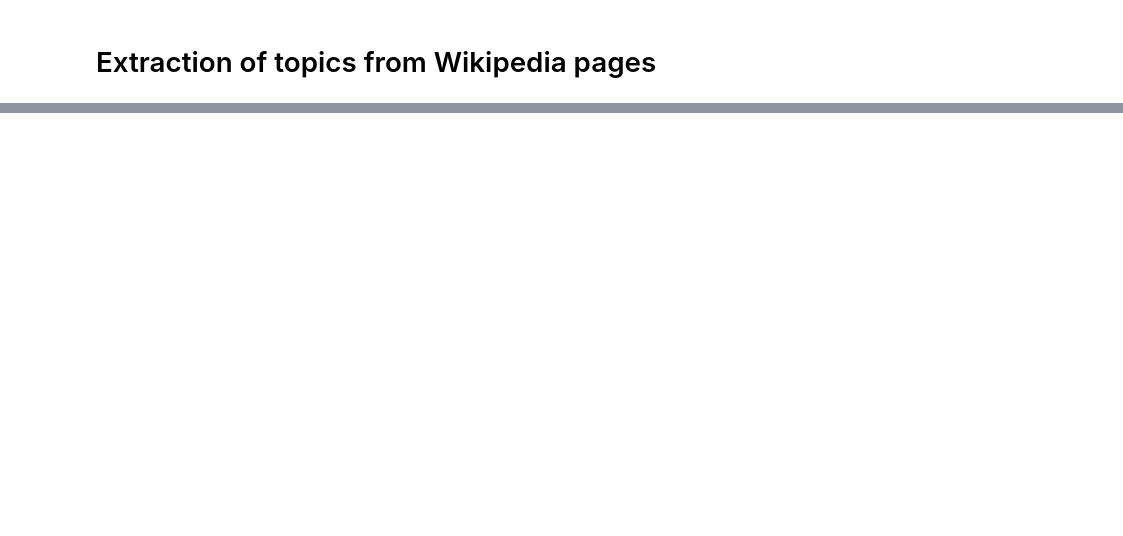
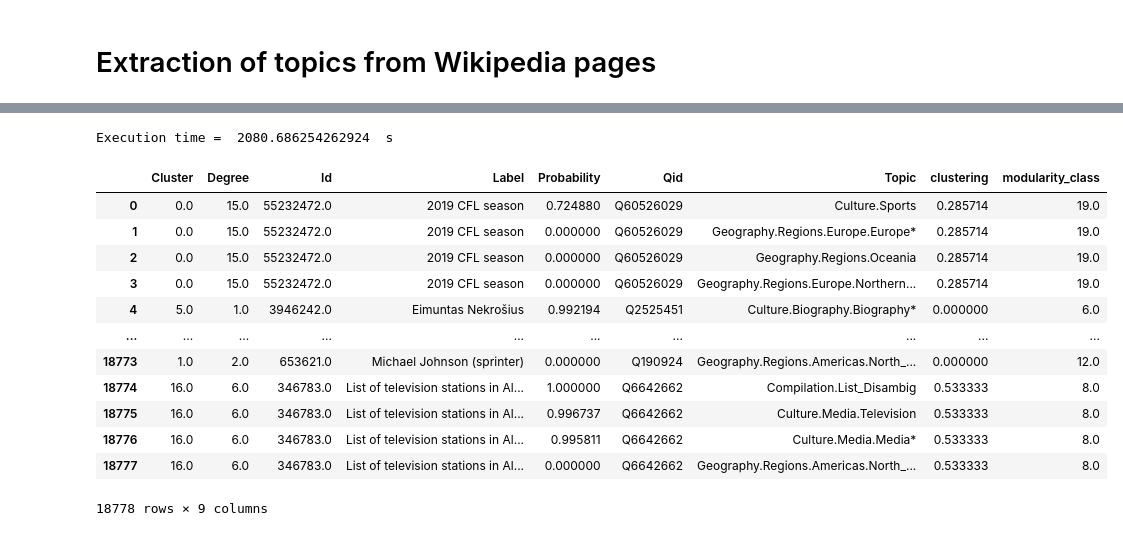
Before and after one commit to etiennechlt/Wikipedia, a Jupyter notebook: Python/Topics_exctraction.ipynb, the cells around one changed output, grey strips where cells are left out. Saved outputs shown, nothing was run; the diff lists cells and outputs as text; code cells hidden in the pictures; blank space fills up the shorter version.

```diff
--- a/Python/Topics_exctraction.ipynb
+++ b/Python/Topics_exctraction.ipynb
@@ -1,9 +1,13 @@
 # %% [markdown]
 # Extraction of topics from Wikipedia pages
 # %%
+import IPython
 import numpy as np
 import networkx as nx
 import requests
 import pandas as pd
 import csv
 import matplotlib.pyplot as plt
+import time
+from fonctions import *
+pd.set_option('mode.chained_assignment', None)
@@ -51,0 +14,7 @@ None
+# %%
+### Importing the nodes as a DataFrame for easier manipulations ###
+
+dataFrame = dataFrame = pd.read_csv('Results/nodes.csv', encoding='utf-8')
+dataFrame['Label'] = dataFrame['Label'].astype('string')
+print(dataFrame.info())
+display(dataFrame)
@@ -149,53 +102,65 @@ b'Skipping line 112272285: expected 6 fields, saw 7\nSkipping line 112301488: ex
 # %%
-### Extract topic for each Wikipedia page from the DataBase containing all topics of Wikipedia pages ###
+### Extracting topic pages from database API ###
 
 
-dataFrame = pd.read_csv('pages_Qids.csv', index_col = 'Unnamed: 0')
+dataFrame = pd.read_csv('Results/pages_Qids.csv')
 
-Match_topic_API = pd.DataFrame(columns = ['Qid', 'topic', 'probability', 'page_id', 'page_title', 'modularity_class', 'wiki_db'])
-
-def findkeys(node, kv):
-    if isinstance(node, list):
-        for i in node:
-            for x in findkeys(i, kv):
-               yield x
-    elif isinstance(node, dict):
-        if kv in node:
-            yield node[kv]
-        for j in node.values():
-            for x in findkeys(j, kv):
-                yield x
+# Match_topic_API = pd.DataFrame(columns = ['Qid', 'topic', 'probability', 'page_id', 'page_title', 'modularity_class', 'wiki_db'])
+Match_topic_API = pd.DataFrame()
 
 
 
+### The API's URL from the topic is extracted ###
 urls = "http://86.119.25.229:5000/api/v1/wikidata/topic?qid="
 threshold = '0.1'
 
 
 tmps1=time.time()
 
 a=0
+n = dataFrame.index[-1]
 for pageIndex in dataFrame.index:
     pageQid = dataFrame.at[pageIndex, 'Qid']
-    pageModularity = dataFrame.at[pageIndex, 'Modularity Class']
+    pageModularity = dataFrame.at[pageIndex, 'modularity_class']
     response = requests.get(urls + pageQid + "&threshold=" + threshold).json()
     scores = list(findkeys(response, 'score'))
     topics = list(findkeys(response, 'topic'))
 
     try:
         page_title = response['name']
     except KeyError:
-        page_title = dataFrame.at[pageIndex, 'label']
+        page_title = dataFrame.at[pageIndex, 'Label']
     for i in range(len(scores)):
-        page = pd.DataFrame({'Qid':[pageQid], 'topic':[topics[i]], 'page_id':[pageIndex], 'probability':[scores[i]], 'page_title':[page_title], 'modularity_class':[pageModularity],'wiki_db':['enwiki'] })
+        page = dataFrame.iloc[pageIndex]
+        page['Topic'] = topics[i]
+        page['Probability'] = scores[i]
         Match_topic_API = Match_topic_API.append(page, ignore_index=True)
-    print(a, "/4604")
+    print(a, "/",n)
     a+=1
 
+
+# Clear the loading display
+IPython.display.clear_output(wait=False)
 tmps2=time.time()
-print("Temps d'execution = ",(tmps2-tmps1), " s")
+print("Execution time = ",(tmps2-tmps1), " s")
 
-
-Match_topic_API.to_csv('Match_topic_API.csv', encoding='utf-8')
+# Save the results
+Match_topic_API.drop(columns = ['Unnamed: 0'], inplace = True )
+Match_topic_API.to_csv('Results/Match_topic_API.csv', encoding='utf-8')
 
 Match_topic_API
+# %% [output]
+Execution time =  2080.686254262924  s
+|  | Cluster | Degree | Id | Label | Probability | Qid | Topic | clustering | modularity_class |
+| 0 | 0.0 | 15.0 | 55232472.0 | 2019 CFL season | 0.724880 | Q60526029 | Culture.Sports | 0.285714 | 19.0 |
+| 1 | 0.0 | 15.0 | 55232472.0 | 2019 CFL season | 0.000000 | Q60526029 | Geography.Regions.Europe.Europe* | 0.285714 | 19.0 |
+| 2 | 0.0 | 15.0 | 55232472.0 | 2019 CFL season | 0.000000 | Q60526029 | Geography.Regions.Oceania | 0.285714 | 19.0 |
+| 3 | 0.0 | 15.0 | 55232472.0 | 2019 CFL season | 0.000000 | Q60526029 | Geography.Regions.Europe.Northern... | 0.285714 | 19.0 |
+| 4 | 5.0 | 1.0 | 3946242.0 | Eimuntas Nekrošius | 0.992194 | Q2525451 | Culture.Biography.Biography* | 0.000000 | 6.0 |
+| ... | ... | ... | ... | ... | ... | ... | ... | ... | ... |
+| 18773 | 1.0 | 2.0 | 653621.0 | Michael Johnson (sprinter) | 0.000000 | Q190924 | Geography.Regions.Americas.North_... | 0.000000 | 12.0 |
+| 18774 | 16.0 | 6.0 | 346783.0 | List of television stations in Al... | 1.000000 | Q6642662 | Compilation.List_Disambig | 0.533333 | 8.0 |
+| 18775 | 16.0 | 6.0 | 346783.0 | List of television stations in Al... | 0.996737 | Q6642662 | Culture.Media.Television | 0.533333 | 8.0 |
+| 18776 | 16.0 | 6.0 | 346783.0 | List of television stations in Al... | 0.995811 | Q6642662 | Culture.Media.Media* | 0.533333 | 8.0 |
+| 18777 | 16.0 | 6.0 | 346783.0 | List of television stations in Al... | 0.000000 | Q6642662 | Geography.Regions.Americas.North_... | 0.533333 | 8.0 |
+18778 rows × 9 columns
```
Also changed, not shown: parts of 8 cells of this notebook, 20 other files.
